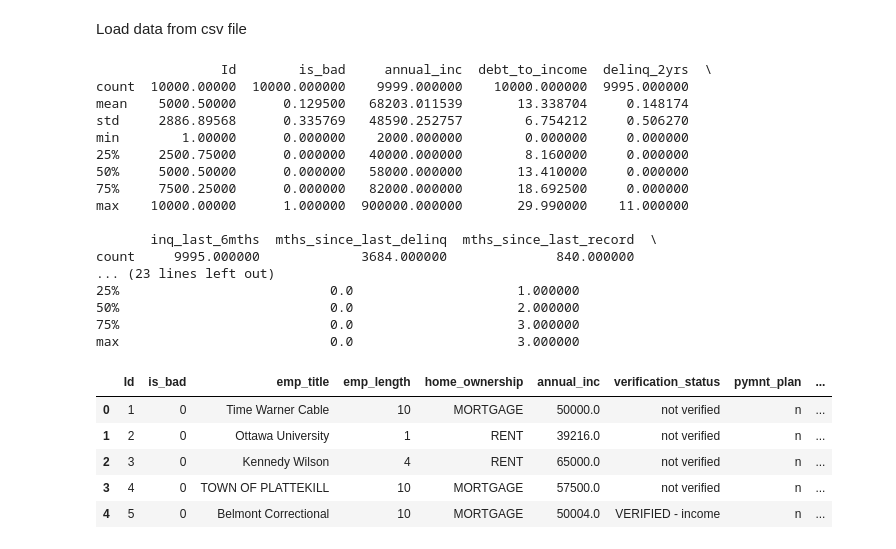
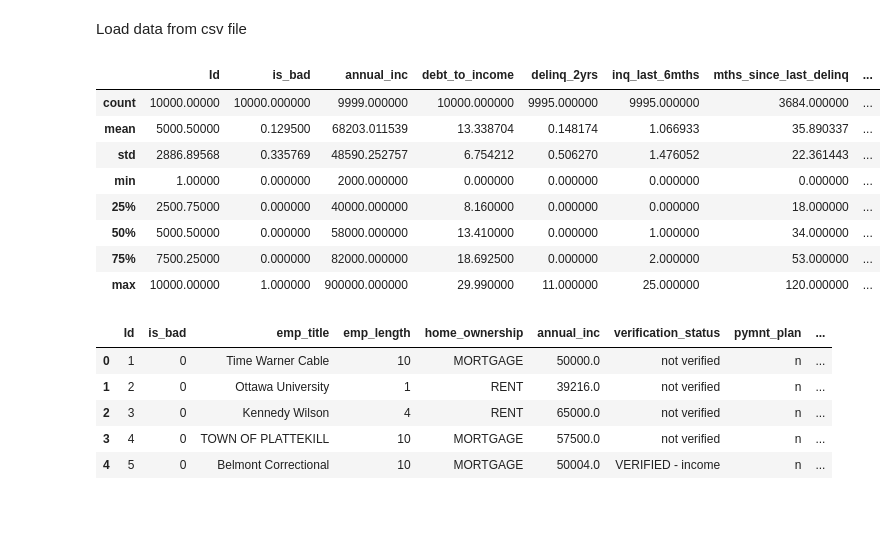
Before and after one commit to hc167/Load_Data_Test, a Jupyter notebook: TestCode.ipynb, the cells around one changed output. Drawn from its saved outputs; the diff is of its cells as text; code cells hidden in the pictures; blank space fills up the shorter version.

```diff
--- a/TestCode.ipynb
+++ b/TestCode.ipynb
@@ -20,21 +30,13 @@ data = pd.read_csv('DR_Demo_Lending_Club.csv', header=0)
-# %%
-print(data.describe())
-# %% [output]
-                Id        is_bad     annual_inc  debt_to_income  delinq_2yrs  \
-count  10000.00000  10000.000000    9999.000000    10000.000000  9995.000000
-mean    5000.50000      0.129500   68203.011539       13.338704     0.148174
-std     2886.89568      0.335769   48590.252757        6.754212     0.506270
-min        1.00000      0.000000    2000.000000        0.000000     0.000000
-25%     2500.75000      0.000000   40000.000000        8.160000     0.000000
-50%     5000.50000      0.000000   58000.000000       13.410000     0.000000
-75%     7500.25000      0.000000   82000.000000       18.692500     0.000000
-max    10000.00000      1.000000  900000.000000       29.990000    11.000000
-
-       inq_last_6mths  mths_since_last_delinq  mths_since_last_record  \
-count     9995.000000             3684.000000              840.000000
-... (23 lines left out)
-25%                           0.0                     1.000000
-50%                           0.0                     2.000000
-75%                           0.0                     3.000000
-max                           0.0                     3.000000
+# %%
+data.describe()
+# %% [output]
+|  | Id | is_bad | annual_inc | debt_to_income | delinq_2yrs | inq_last_6mths | mths_since_last_delinq | ... |
+| count | 10000.00000 | 10000.000000 | 9999.000000 | 10000.000000 | 9995.000000 | 9995.000000 | 3684.000000 | ... |
+| mean | 5000.50000 | 0.129500 | 68203.011539 | 13.338704 | 0.148174 | 1.066933 | 35.890337 | ... |
+| std | 2886.89568 | 0.335769 | 48590.252757 | 6.754212 | 0.506270 | 1.476052 | 22.361443 | ... |
+| min | 1.00000 | 0.000000 | 2000.000000 | 0.000000 | 0.000000 | 0.000000 | 0.000000 | ... |
+| 25% | 2500.75000 | 0.000000 | 40000.000000 | 8.160000 | 0.000000 | 0.000000 | 18.000000 | ... |
+| 50% | 5000.50000 | 0.000000 | 58000.000000 | 13.410000 | 0.000000 | 1.000000 | 34.000000 | ... |
+| 75% | 7500.25000 | 0.000000 | 82000.000000 | 18.692500 | 0.000000 | 2.000000 | 53.000000 | ... |
+| max | 10000.00000 | 1.000000 | 900000.000000 | 29.990000 | 11.000000 | 25.000000 | 120.000000 | ... |
 # %%
```
Also changed, not shown: parts of 60 cells of this notebook.
